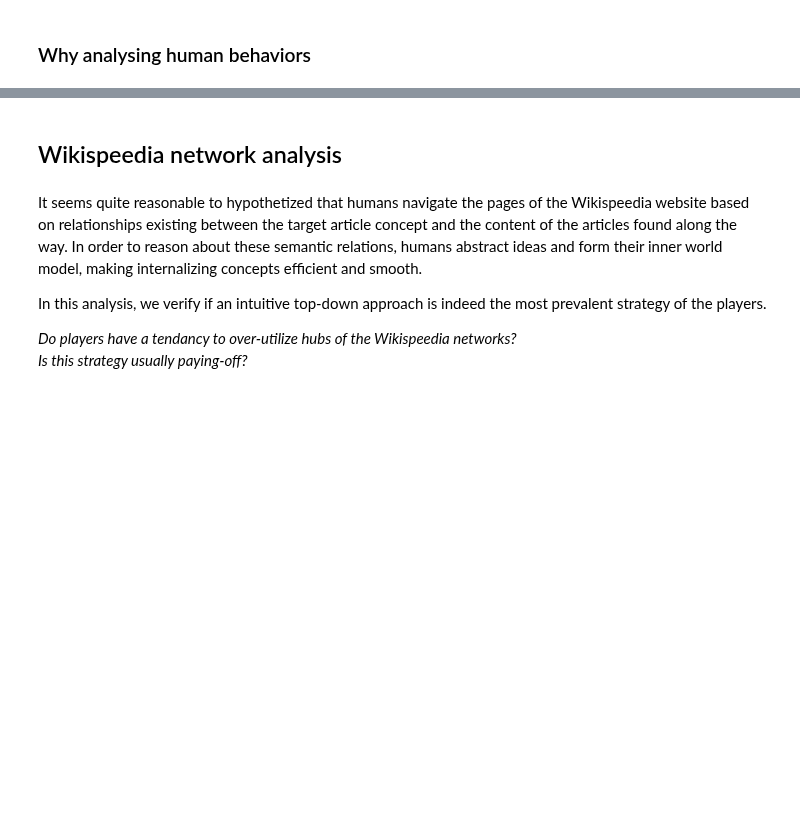
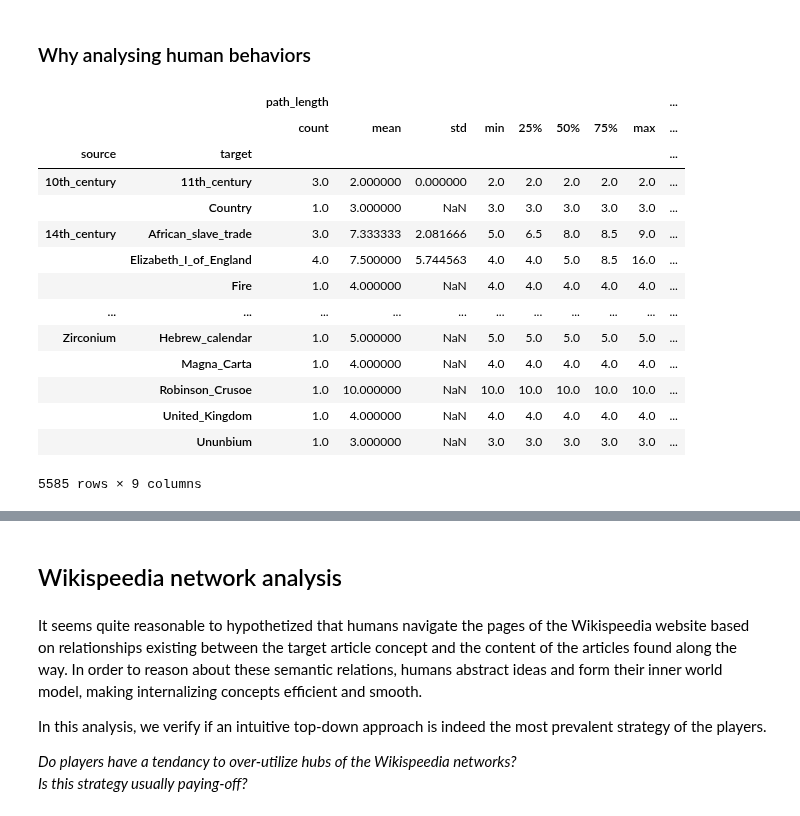
Before and after one commit to epfl-ada/ada-2024-project-5pack, a Jupyter notebook: analysis.ipynb, the cells around one changed output, grey strips where cells are left out. Drawn from its saved outputs; the diff is of its cells as text; code cells hidden in the pictures; blank space fills up the shorter version.

```diff
--- a/analysis.ipynb
+++ b/analysis.ipynb
@@ -51,0 +50,34 @@ graph                           DiGraph (4604, 124486)
+# %%
+# Show differences between paths and shortest paths
+
+paths_info = graph_data["paths_finished"][["hashedIpAddress", "timestamp", "path_length", "source", "target"]].copy()
+paths_info.sort_values(by="timestamp", inplace=True)
+
+# only take first path of every player
+paths_info = paths_info.groupby(["source", "target", "hashedIpAddress"], as_index=False).first()
+
+paths_info = paths_info[["source", "target", "path_length"]]
+paths_info = paths_info.groupby(["source", "target"]).describe()
+
+paths_info["shortest_distance"] = graph_data["shortest-path-distance-matrix"]["optimal_path_length"]
+
+# remove one special case where shortest_distance is nan
+paths_info = paths_info[lambda df: ~df.shortest_distance.isna()]
+
+paths_info
+# %% [output]
+|  |  | path_length |  |  |  |  |  |  |  | ... |
+|  |  | count | mean | std | min | 25% | 50% | 75% | max | ... |
+| source | target |  |  |  |  |  |  |  |  | ... |
+| 10th_century | 11th_century | 3.0 | 2.000000 | 0.000000 | 2.0 | 2.0 | 2.0 | 2.0 | 2.0 | ... |
+|  | Country | 1.0 | 3.000000 | NaN | 3.0 | 3.0 | 3.0 | 3.0 | 3.0 | ... |
+| 14th_century | African_slave_trade | 3.0 | 7.333333 | 2.081666 | 5.0 | 6.5 | 8.0 | 8.5 | 9.0 | ... |
+|  | Elizabeth_I_of_England | 4.0 | 7.500000 | 5.744563 | 4.0 | 4.0 | 5.0 | 8.5 | 16.0 | ... |
+|  | Fire | 1.0 | 4.000000 | NaN | 4.0 | 4.0 | 4.0 | 4.0 | 4.0 | ... |
+| ... | ... | ... | ... | ... | ... | ... | ... | ... | ... | ... |
+| Zirconium | Hebrew_calendar | 1.0 | 5.000000 | NaN | 5.0 | 5.0 | 5.0 | 5.0 | 5.0 | ... |
+|  | Magna_Carta | 1.0 | 4.000000 | NaN | 4.0 | 4.0 | 4.0 | 4.0 | 4.0 | ... |
+|  | Robinson_Crusoe | 1.0 | 10.000000 | NaN | 10.0 | 10.0 | 10.0 | 10.0 | 10.0 | ... |
+|  | United_Kingdom | 1.0 | 4.000000 | NaN | 4.0 | 4.0 | 4.0 | 4.0 | 4.0 | ... |
+|  | Ununbium | 1.0 | 3.000000 | NaN | 3.0 | 3.0 | 3.0 | 3.0 | 3.0 | ... |
+5585 rows × 9 columns
```
Also changed, not shown: parts of 10 cells of this notebook, 2 other files.
